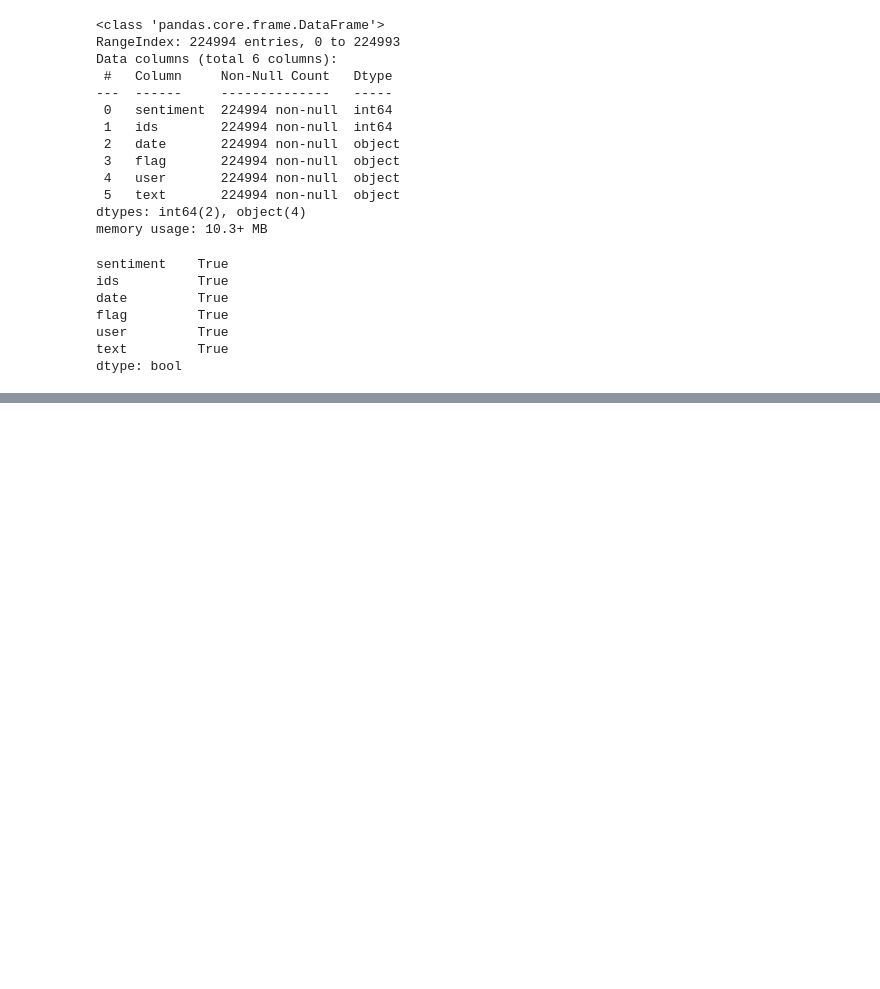
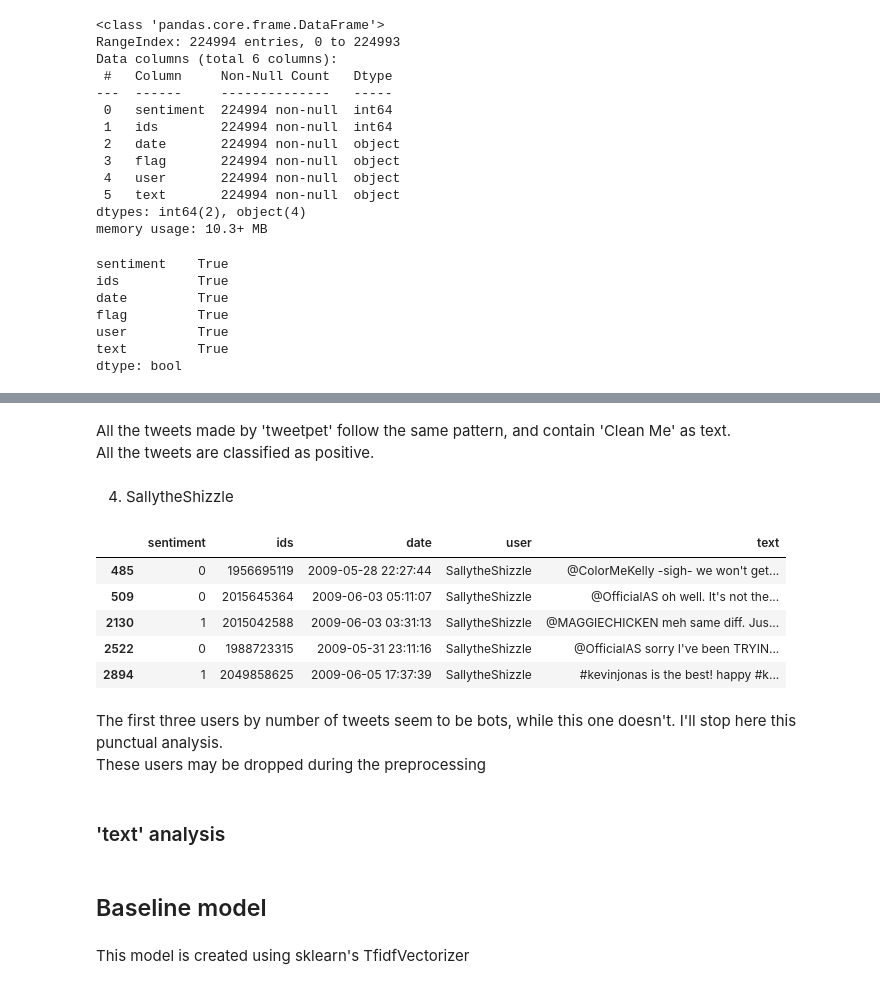
Before and after one commit to Edoch94/DSL_project_2022, a Jupyter notebook: project.ipynb, the cells around one changed output, grey strips where cells are left out. Cells and saved outputs as stored; diff of their text form; code cells hidden in the pictures; blank space fills up the shorter version.

```diff
--- a/project.ipynb
+++ b/project.ipynb
@@ -60,0 +221,23 @@ There are more comments classified as positive than as negative
+# %% [markdown]
+All the tweets made by 'tweetpet' follow the same pattern, and contain 'Clean Me' as text.
+All the tweets are classified as positive.
+# %% [markdown]
+4. SallytheShizzle
+# %%
+df_dev[df_dev['user'] == 'SallytheShizzle'].head()
+# %% [output]
+|  | sentiment | ids | date | user | text |
+| 485 | 0 | 1956695119 | 2009-05-28 22:27:44 | SallytheShizzle | @ColorMeKelly -sigh- we won't get... |
+| 509 | 0 | 2015645364 | 2009-06-03 05:11:07 | SallytheShizzle | @OfficialAS oh well. It's not the... |
+| 2130 | 1 | 2015042588 | 2009-06-03 03:31:13 | SallytheShizzle | @MAGGIECHICKEN meh same diff. Jus... |
+| 2522 | 0 | 1988723315 | 2009-05-31 23:11:16 | SallytheShizzle | @OfficialAS sorry I've been TRYIN... |
+| 2894 | 1 | 2049858625 | 2009-06-05 17:37:39 | SallytheShizzle | #kevinjonas is the best! happy #k... |
+# %% [markdown]
+The first three users by number of tweets seem to be bots, while this one doesn't. I'll stop here this punctual analysis.
+These users may be dropped during the preprocessing
+# %% [markdown]
+### 'text' analysis
+# %% [markdown]
+## Baseline model
+# %% [markdown]
+This model is created using sklearn's TfidfVectorizer
```
Also changed, not shown: parts of 64 cells of this notebook, 1 other file.
